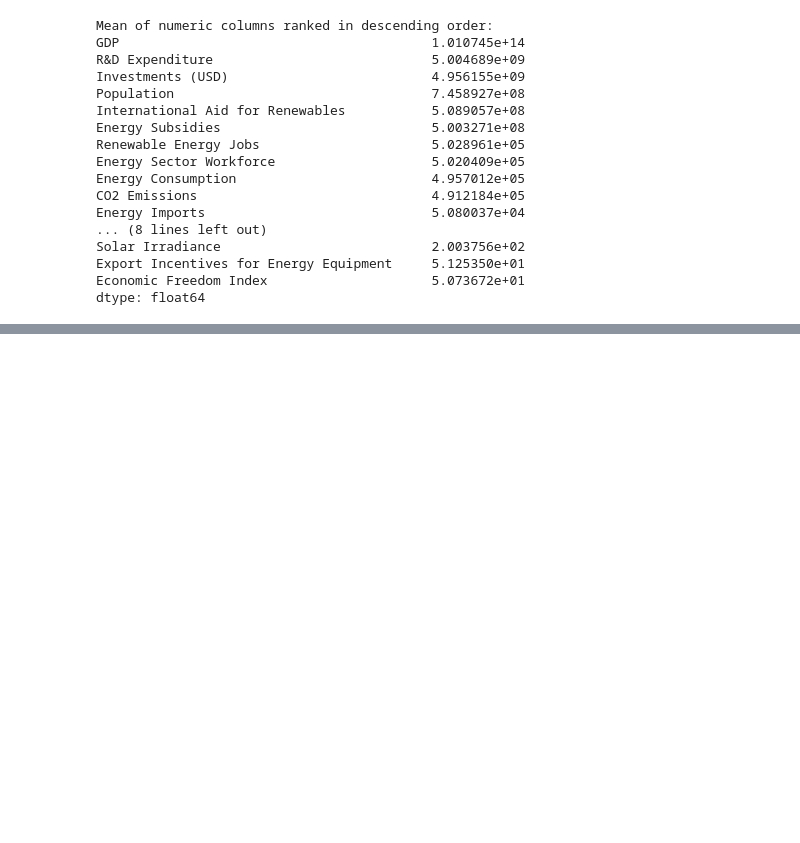
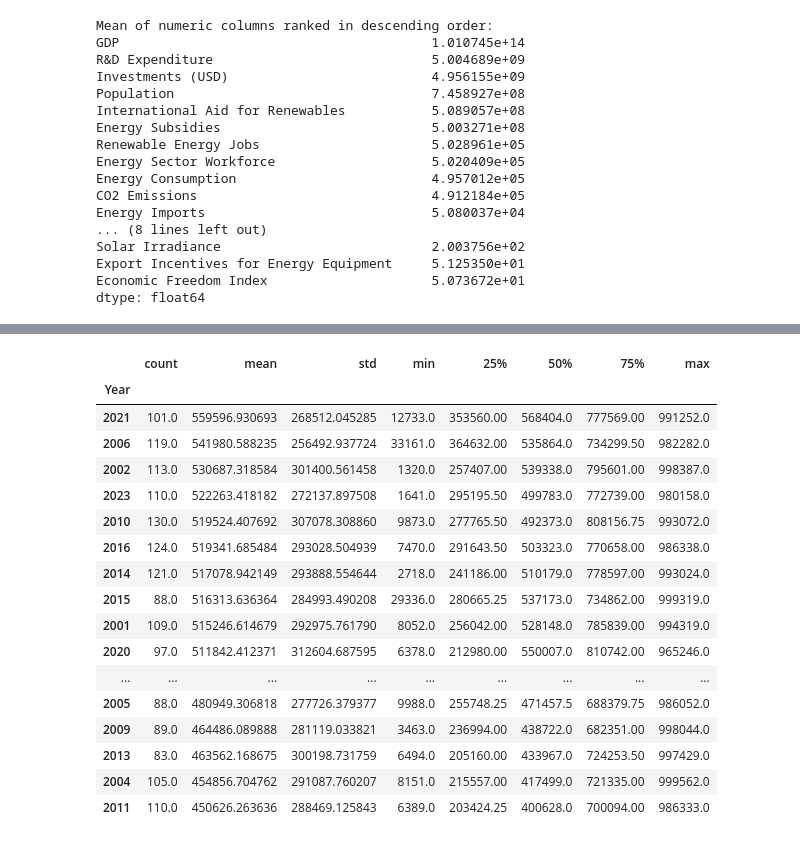
Before and after one commit to arnelimperial/greenergy, a Jupyter notebook: eda1.ipynb, the cells around one changed output, grey strips where cells are left out. Saved outputs shown, nothing was run; the diff lists cells and outputs as text; code cells hidden in the pictures; blank space fills up the shorter version.

```diff
--- a/eda1.ipynb
+++ b/eda1.ipynb
@@ -36,4 +36,10 @@ df.head()
 | 3 | Japan | 2010 | Biomass | 88771.932910 | 40323.639260 | 8.526116e+09 | 1448827283 | ... |
 | 4 | China | 2018 | Solar | 93288.408581 | 30755.403056 | 5.086237e+09 | 1499494307 | ... |
 5 rows × 56 columns
+# %%
+# df = df.drop_duplicates(inplace=True)
+# print(df.isnull().sum())
+# data.fillna(method='ffill', inplace=True)  # Forward fill for missing values
+
+df = df.drop_duplicates()
 # %% [markdown]
@@ -267,0 +181,27 @@ strong multicollinearity or other numerical problems.
+# %%
+# Group by 'Year' and describe the 'Renewable Energy Jobs'
+descriptionByYear = df.groupby('Year')['Renewable Energy Jobs'].describe(percentiles=[.25, .5, .75])
+
+# Sort by mean in descending order
+sortedByYear = descriptionByYear.sort_values(by='mean', ascending=False)
+
+sortedByYear
+# %% [output]
+|  | count | mean | std | min | 25% | 50% | 75% | max |
+| Year |  |  |  |  |  |  |  |  |
+| 2021 | 101.0 | 559596.930693 | 268512.045285 | 12733.0 | 353560.00 | 568404.0 | 777569.00 | 991252.0 |
+| 2006 | 119.0 | 541980.588235 | 256492.937724 | 33161.0 | 364632.00 | 535864.0 | 734299.50 | 982282.0 |
+| 2002 | 113.0 | 530687.318584 | 301400.561458 | 1320.0 | 257407.00 | 539338.0 | 795601.00 | 998387.0 |
+| 2023 | 110.0 | 522263.418182 | 272137.897508 | 1641.0 | 295195.50 | 499783.0 | 772739.00 | 980158.0 |
+| 2010 | 130.0 | 519524.407692 | 307078.308860 | 9873.0 | 277765.50 | 492373.0 | 808156.75 | 993072.0 |
+| 2016 | 124.0 | 519341.685484 | 293028.504939 | 7470.0 | 291643.50 | 503323.0 | 770658.00 | 986338.0 |
+| 2014 | 121.0 | 517078.942149 | 293888.554644 | 2718.0 | 241186.00 | 510179.0 | 778597.00 | 993024.0 |
+| 2015 | 88.0 | 516313.636364 | 284993.490208 | 29336.0 | 280665.25 | 537173.0 | 734862.00 | 999319.0 |
+| 2001 | 109.0 | 515246.614679 | 292975.761790 | 8052.0 | 256042.00 | 528148.0 | 785839.00 | 994319.0 |
+| 2020 | 97.0 | 511842.412371 | 312604.687595 | 6378.0 | 212980.00 | 550007.0 | 810742.00 | 965246.0 |
+| ... | ... | ... | ... | ... | ... | ... | ... | ... |
+| 2005 | 88.0 | 480949.306818 | 277726.379377 | 9988.0 | 255748.25 | 471457.5 | 688379.75 | 986052.0 |
+| 2009 | 89.0 | 464486.089888 | 281119.033821 | 3463.0 | 236994.00 | 438722.0 | 682351.00 | 998044.0 |
+| 2013 | 83.0 | 463562.168675 | 300198.731759 | 6494.0 | 205160.00 | 433967.0 | 724253.50 | 997429.0 |
+| 2004 | 105.0 | 454856.704762 | 291087.760207 | 8151.0 | 215557.00 | 417499.0 | 721335.00 | 999562.0 |
+| 2011 | 110.0 | 450626.263636 | 288469.125843 | 6389.0 | 203424.25 | 400628.0 | 700094.00 | 986333.0 |
```
Also changed, not shown: parts of 28 cells of this notebook, 2 other files.
